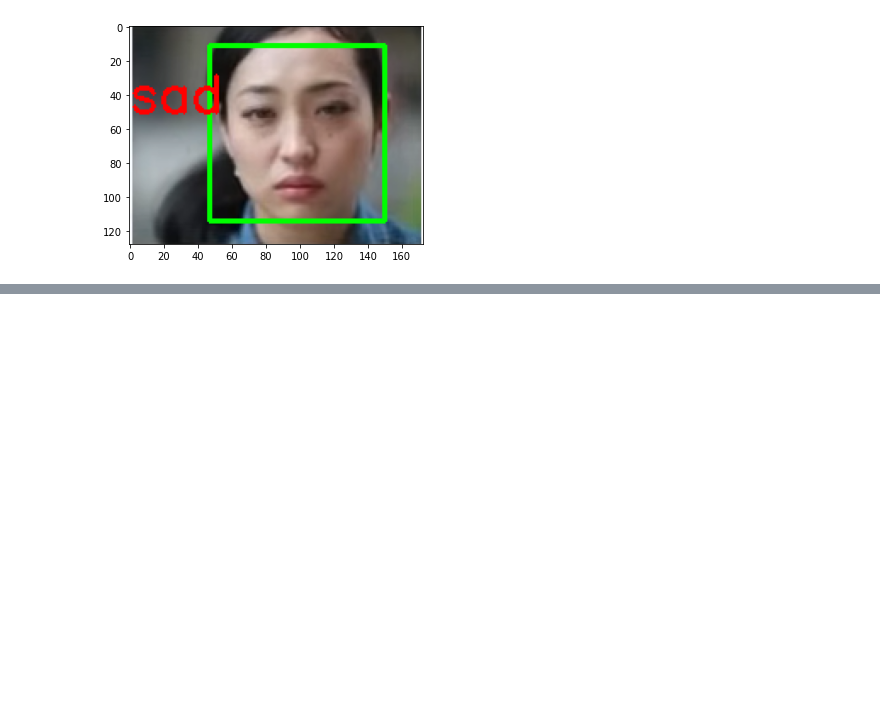
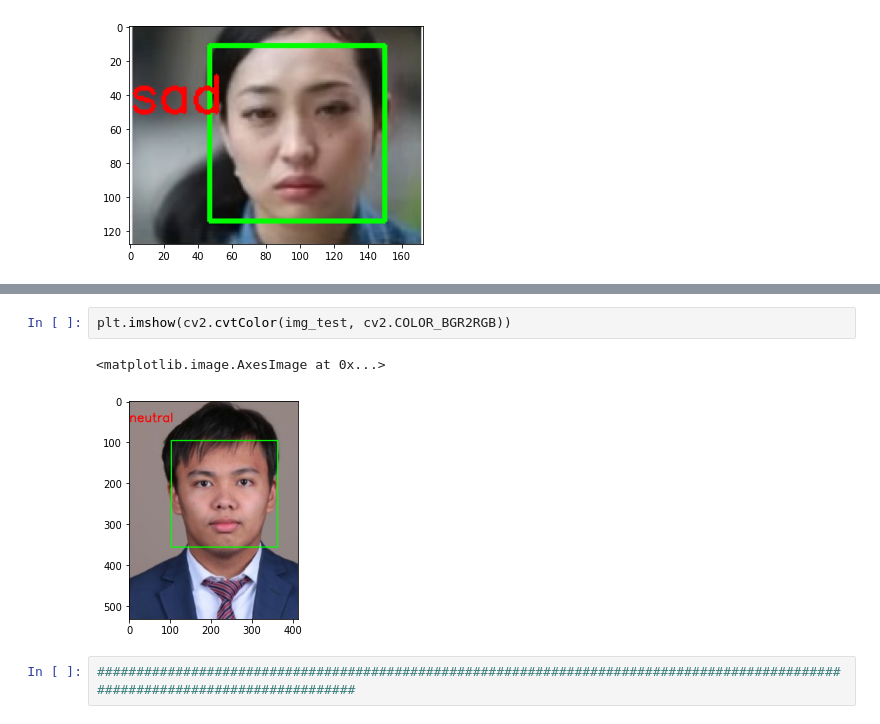
Before and after one commit to MoalikhanM/Recognition, a Jupyter notebook: Emotion Recognition.ipynb, the cells around one changed output, grey strips where cells are left out. Cells and saved outputs as stored; diff of their text form; blank space fills up the shorter version.

```diff
--- a/Emotion Recognition.ipynb
+++ b/Emotion Recognition.ipynb
@@ -172,0 +239,7 @@ plt.imshow(cv2.cvtColor(img_two, cv2.COLOR_BGR2RGB))
+# %%
+plt.imshow(cv2.cvtColor(img_test, cv2.COLOR_BGR2RGB))
+# %% [output]
+<matplotlib.image.AxesImage at 0x...>
+[figure, added]
+# %%
+################################################################################################################################
```
Also changed, not shown: parts of 13 cells of this notebook, 1 other file.
